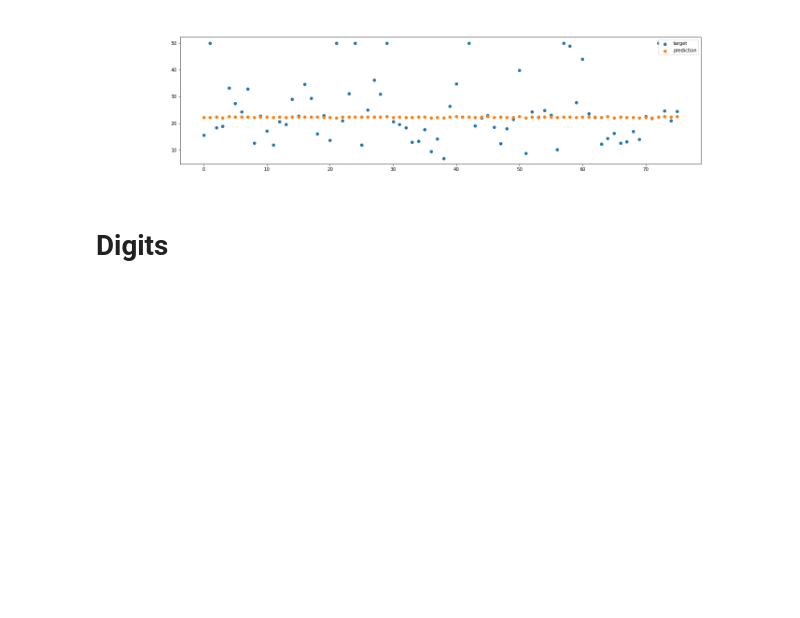
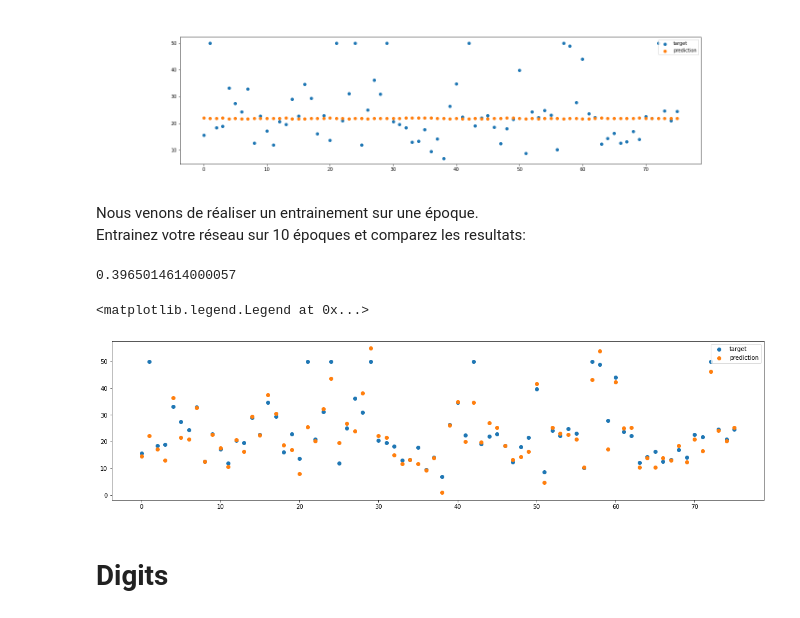
Before and after one commit to DavidBert/TP_MAPI3_FULL, a Jupyter notebook: TP1_MAPI3_full.ipynb, the cells around one changed output. Saved outputs shown, nothing was run; the diff lists cells and outputs as text; code cells hidden in the pictures; blank space fills up the shorter version.

```diff
--- a/TP1_MAPI3_full.ipynb
+++ b/TP1_MAPI3_full.ipynb
@@ -277,6 +277,7 @@ def fit(net, loss, optimizer, X, y):
 # %% [markdown]
 On peut maintant entrainer notre réseau:
 # %%
+%%capture
 import matplotlib
 matplotlib.use('Agg')
 
@@ -291,15 +292,17 @@ net = NeuralNetwork(layers)
 
 optimizer = SGD(lr=0.01)
 loss = MSE()
-
+k=0
 for i, (x, y) in enumerate(zip(X_train, y_train)):
     training_loss = fit(net, loss, optimizer, np.array([x]), np.array([y]))
     y_pred = net.forward(X_test)
-    fig = plt.figure(figsize=(20,5))
-    if i%10 == 0:
+    fig = plt.figure(figsize=(20,5));
+    # cette boucle sert à visualiser la precision au cours des batchs
+    if i%5 == 0:
       plt.scatter(range(len(y_test)), scaler.inverse_transform(y_test), label='target');
       plt.scatter(range(len(y_test)), scaler.inverse_transform(y_pred), label='prediction');
       plt.legend();
-      plt.savefig(f'test{i}.png');
-      plt.close(fig)
+      plt.savefig(f'test{100 + k}.png');
+      plt.close(fig);
+      k+=1
 print(mean_absolute_error(y_pred, y_test))
@@ -334,9 +308,0 @@ plt.legend()
-# %%
-
-for i in range(10):
-  fig = plt.figure(figsize=(20,5))
-  plt.scatter(range(len(y_test)), scaler.inverse_transform(y_test), label='target');
-  plt.scatter(range(len(y_test)), scaler.inverse_transform(y_pred), label='prediction');
-  plt.legend();
-  plt.savefig(f'test{i}.png')
-  plt.close(fig)
@@ -368,6 +322,25 @@ from IPython.display import Image
 Image(open('animated_chart.gif','rb').read())
 # %% [output]
 [figure]
+# %% [markdown]
+Nous venons de réaliser un entrainement sur une époque.
+Entrainez votre réseau sur 10 époques et comparez les resultats:
+# %%
+for epoch in range(10):
+  for i, (x, y) in enumerate(zip(X_train, y_train)):
+      training_loss = fit(net, loss, optimizer, np.array([x]), np.array([y]))
+
+y_pred = net.forward(X_test)
+print(mean_absolute_error(y_pred, y_test))
+
+plt.figure(figsize=(20,5))
+plt.scatter(range(len(y_test)), scaler.inverse_transform(y_test), label='target')
+plt.scatter(range(len(y_test)), scaler.inverse_transform(y_pred), label='prediction')
+plt.legend()
+# %% [output]
+0.3965014614000057
+<matplotlib.legend.Legend at 0x...>
+[figure, added]
 # %% [markdown]
 # Digits
 # %% [markdown]
```
Also changed, not shown: parts of 8 cells of this notebook.
